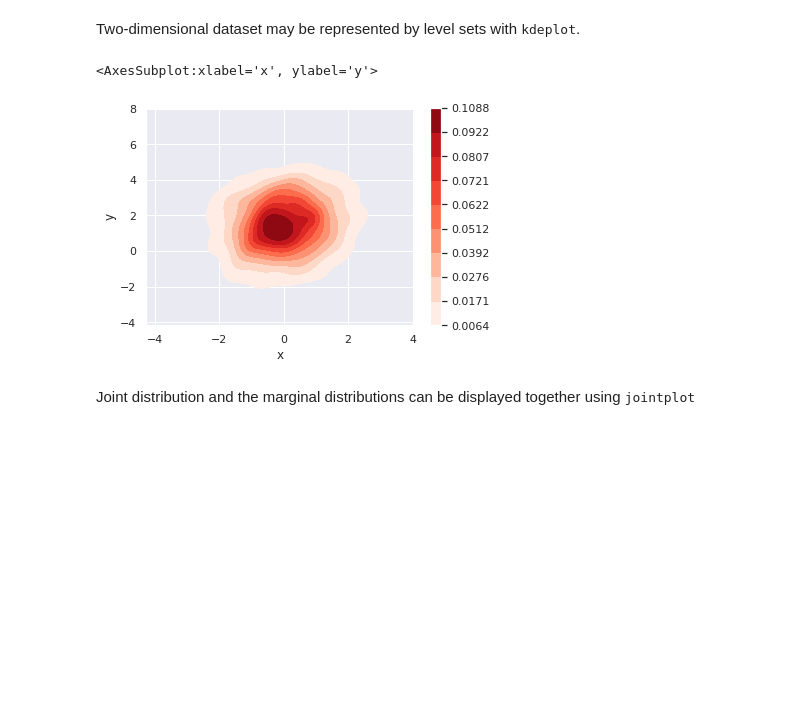
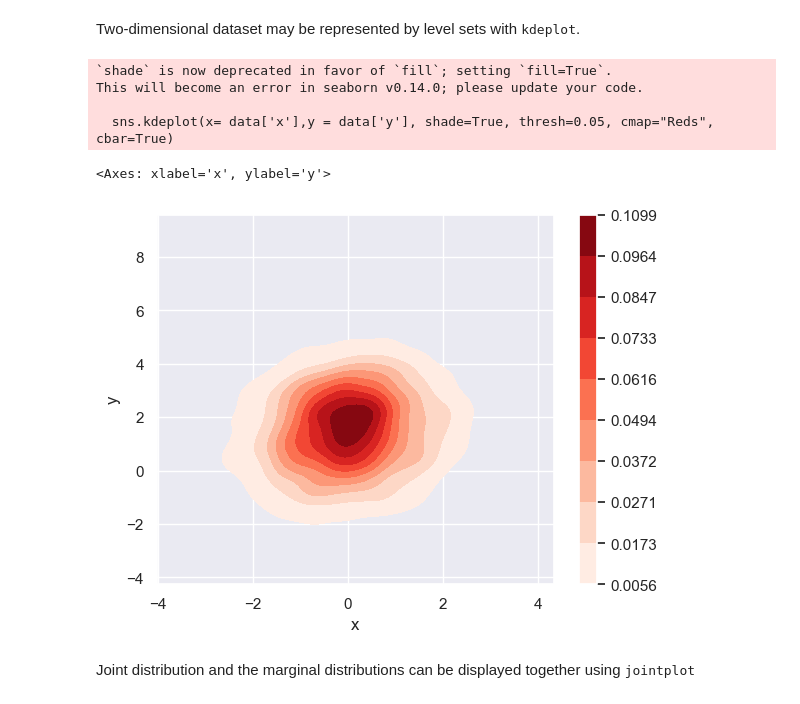
Before and after one commit to DangoNiu/python-for-data-sciences-personal-learning, a Jupyter notebook: 3-3_Fancy_Visualization_with_Seaborn.ipynb, the cells around one changed output. Saved outputs shown, nothing was run; the diff lists cells and outputs as text; code cells hidden in the pictures; blank space fills up the shorter version.

```diff
--- a/3-3_Fancy_Visualization_with_Seaborn.ipynb
+++ b/3-3_Fancy_Visualization_with_Seaborn.ipynb
@@ -81,10 +85,14 @@ sns.histplot(data['y'])
 # %% [markdown]
 Two-dimensional dataset may be represented by level sets with <tt>kdeplot</tt>.
 # %%
-sns.kdeplot(data['x'],y = data['y'], shade=True, thresh=0.05, cmap="Reds", cbar=True)
+sns.kdeplot(x= data['x'],y = data['y'], shade=True, thresh=0.05, cmap="Reds", cbar=True)
 # %% [output]
-<AxesSubplot:xlabel='x', ylabel='y'>
+`shade` is now deprecated in favor of `fill`; setting `fill=True`.
+This will become an error in seaborn v0.14.0; please update your code.
+
+  sns.kdeplot(x= data['x'],y = data['y'], shade=True, thresh=0.05, cmap="Reds", cbar=True)
+<Axes: xlabel='x', ylabel='y'>
-[figure, old version]
+[figure, new version]
 # %% [markdown]
 Joint distribution and the marginal distributions can be displayed together using <tt>jointplot</tt>
 # %%
```
Also changed, not shown: parts of 9 cells of this notebook.
